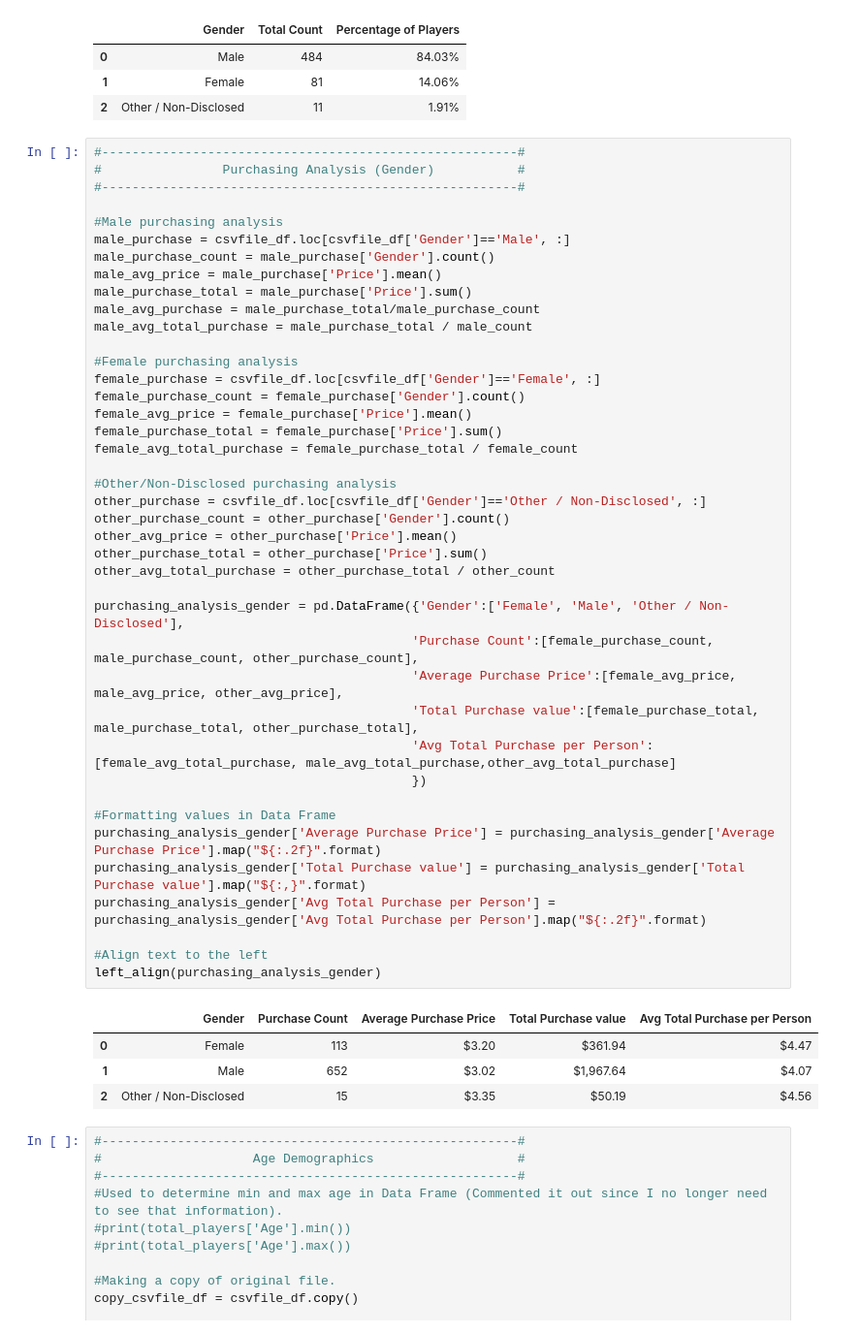
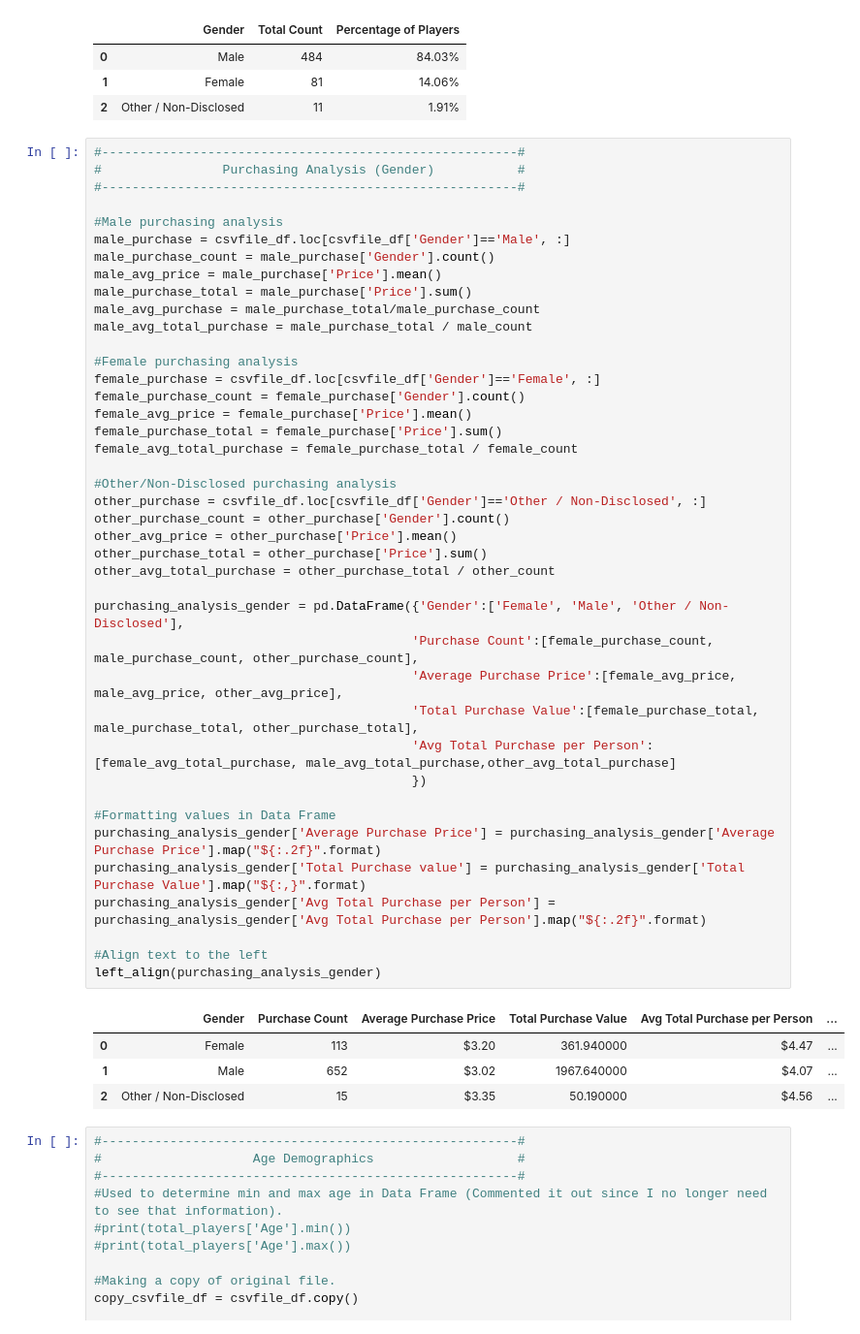
Before and after one commit to gucaselo/pandas, a Jupyter notebook: HeroesOfPymoli/HeroesOfPymoli.ipynb, the cells around one changed output. Shown at 97% size. Drawn from its saved outputs; the diff is of its cells as text.

```diff
--- a/HeroesOfPymoli/HeroesOfPymoli.ipynb
+++ b/HeroesOfPymoli/HeroesOfPymoli.ipynb
@@ -125,39 +125,39 @@ male_purchase_total = male_purchase['Price'].sum()
 male_avg_purchase = male_purchase_total/male_purchase_count
 male_avg_total_purchase = male_purchase_total / male_count
 
 #Female purchasing analysis
 female_purchase = csvfile_df.loc[csvfile_df['Gender']=='Female', :]
 female_purchase_count = female_purchase['Gender'].count()
 female_avg_price = female_purchase['Price'].mean()
 female_purchase_total = female_purchase['Price'].sum()
 female_avg_total_purchase = female_purchase_total / female_count
 
 #Other/Non-Disclosed purchasing analysis
 other_purchase = csvfile_df.loc[csvfile_df['Gender']=='Other / Non-Disclosed', :]
 other_purchase_count = other_purchase['Gender'].count()
 other_avg_price = other_purchase['Price'].mean()
 other_purchase_total = other_purchase['Price'].sum()
 other_avg_total_purchase = other_purchase_total / other_count
 
 purchasing_analysis_gender = pd.DataFrame({'Gender':['Female', 'Male', 'Other / Non-Disclosed'],
                                           'Purchase Count':[female_purchase_count, male_purchase_count, other_purchase_count],
                                           'Average Purchase Price':[female_avg_price, male_avg_price, other_avg_price],
-                                          'Total Purchase value':[female_purchase_total, male_purchase_total, other_purchase_total],
+                                          'Total Purchase Value':[female_purchase_total, male_purchase_total, other_purchase_total],
                                           'Avg Total Purchase per Person':[female_avg_total_purchase, male_avg_total_purchase,other_avg_total_purchase]
                                           })
 
 #Formatting values in Data Frame
 purchasing_analysis_gender['Average Purchase Price'] = purchasing_analysis_gender['Average Purchase Price'].map("${:.2f}".format)
-purchasing_analysis_gender['Total Purchase value'] = purchasing_analysis_gender['Total Purchase value'].map("${:,}".format)
+purchasing_analysis_gender['Total Purchase value'] = purchasing_analysis_gender['Total Purchase Value'].map("${:,}".format)
 purchasing_analysis_gender['Avg Total Purchase per Person'] = purchasing_analysis_gender['Avg Total Purchase per Person'].map("${:.2f}".format)
 
 #Align text to the left
 left_align(purchasing_analysis_gender)
 # %% [output]
-|  | Gender | Purchase Count | Average Purchase Price | Total Purchase value | Avg Total Purchase per Person |
-| 0 | Female | 113 | $3.20 | $361.94 | $4.47 |
-| 1 | Male | 652 | $3.02 | $1,967.64 | $4.07 |
-| 2 | Other / Non-Disclosed | 15 | $3.35 | $50.19 | $4.56 |
+|  | Gender | Purchase Count | Average Purchase Price | Total Purchase Value | Avg Total Purchase per Person | ... |
+| 0 | Female | 113 | $3.20 | 361.940000 | $4.47 | ... |
+| 1 | Male | 652 | $3.02 | 1967.640000 | $4.07 | ... |
+| 2 | Other / Non-Disclosed | 15 | $3.35 | 50.190000 | $4.56 | ... |
 # %%
 #-------------------------------------------------------#
 #                    Age Demographics                   #
```
